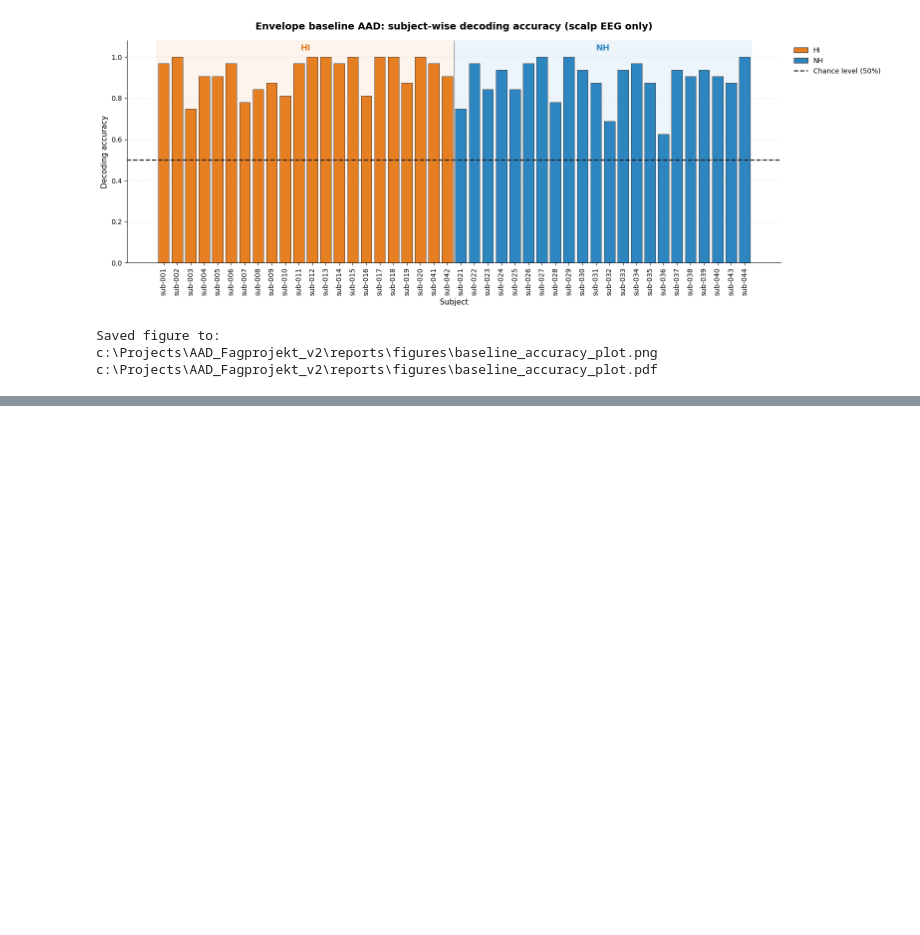
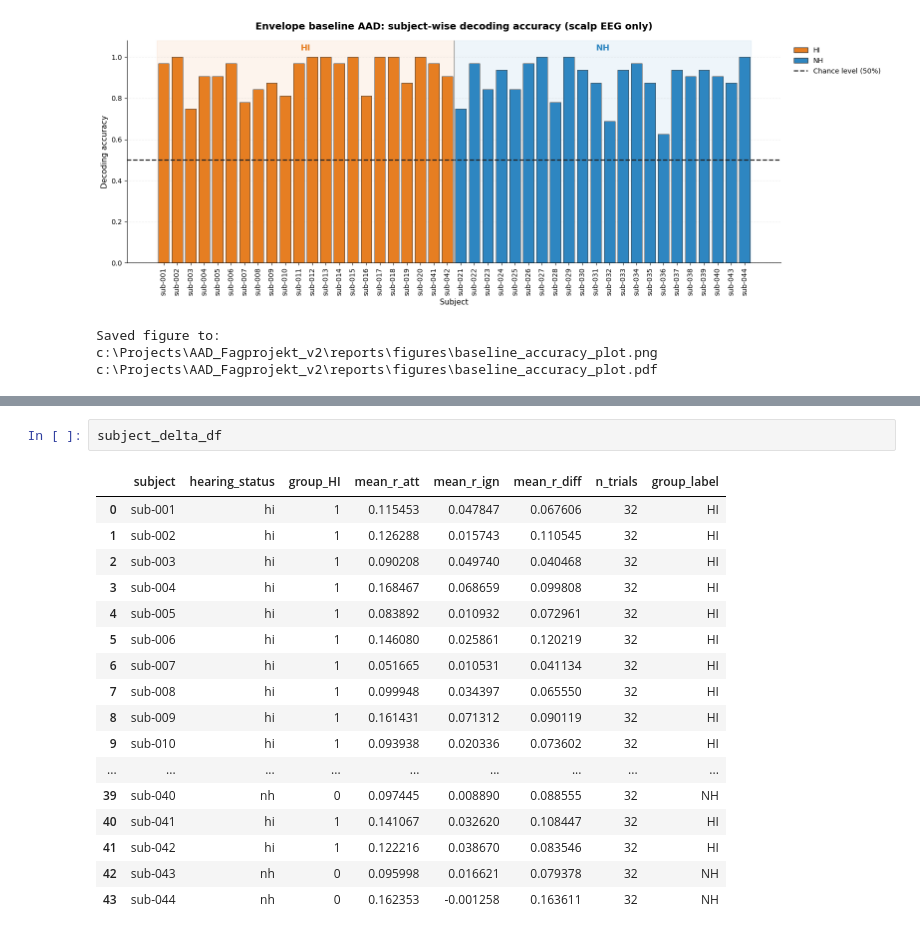
Before and after one commit to FionaWennberg/AAD_Fagprojekt_v2, a Jupyter notebook: statistics1/results_reporting.ipynb, the cells around one changed output, grey strips where cells are left out. Drawn from its saved outputs; the diff is of its cells as text; blank space fills up the shorter version.

```diff
--- a/statistics1/results_reporting.ipynb
+++ b/statistics1/results_reporting.ipynb
@@ -258,0 +450,20 @@ c:\Projects\AAD_Fagprojekt_v2\reports\figures\baseline_accuracy_plot.pdf
+# %%
+subject_delta_df
+# %% [output]
+|  | subject | hearing_status | group_HI | mean_r_att | mean_r_ign | mean_r_diff | n_trials | group_label |
+| 0 | sub-001 | hi | 1 | 0.115453 | 0.047847 | 0.067606 | 32 | HI |
+| 1 | sub-002 | hi | 1 | 0.126288 | 0.015743 | 0.110545 | 32 | HI |
+| 2 | sub-003 | hi | 1 | 0.090208 | 0.049740 | 0.040468 | 32 | HI |
+| 3 | sub-004 | hi | 1 | 0.168467 | 0.068659 | 0.099808 | 32 | HI |
+| 4 | sub-005 | hi | 1 | 0.083892 | 0.010932 | 0.072961 | 32 | HI |
+| 5 | sub-006 | hi | 1 | 0.146080 | 0.025861 | 0.120219 | 32 | HI |
+| 6 | sub-007 | hi | 1 | 0.051665 | 0.010531 | 0.041134 | 32 | HI |
+| 7 | sub-008 | hi | 1 | 0.099948 | 0.034397 | 0.065550 | 32 | HI |
+| 8 | sub-009 | hi | 1 | 0.161431 | 0.071312 | 0.090119 | 32 | HI |
+| 9 | sub-010 | hi | 1 | 0.093938 | 0.020336 | 0.073602 | 32 | HI |
+| ... | ... | ... | ... | ... | ... | ... | ... | ... |
+| 39 | sub-040 | nh | 0 | 0.097445 | 0.008890 | 0.088555 | 32 | NH |
+| 40 | sub-041 | hi | 1 | 0.141067 | 0.032620 | 0.108447 | 32 | HI |
+| 41 | sub-042 | hi | 1 | 0.122216 | 0.038670 | 0.083546 | 32 | HI |
+| 42 | sub-043 | nh | 0 | 0.095998 | 0.016621 | 0.079378 | 32 | NH |
+| 43 | sub-044 | nh | 0 | 0.162353 | -0.001258 | 0.163611 | 32 | NH |
```
Also changed, not shown: parts of 16 cells of this notebook, 13 other files.
